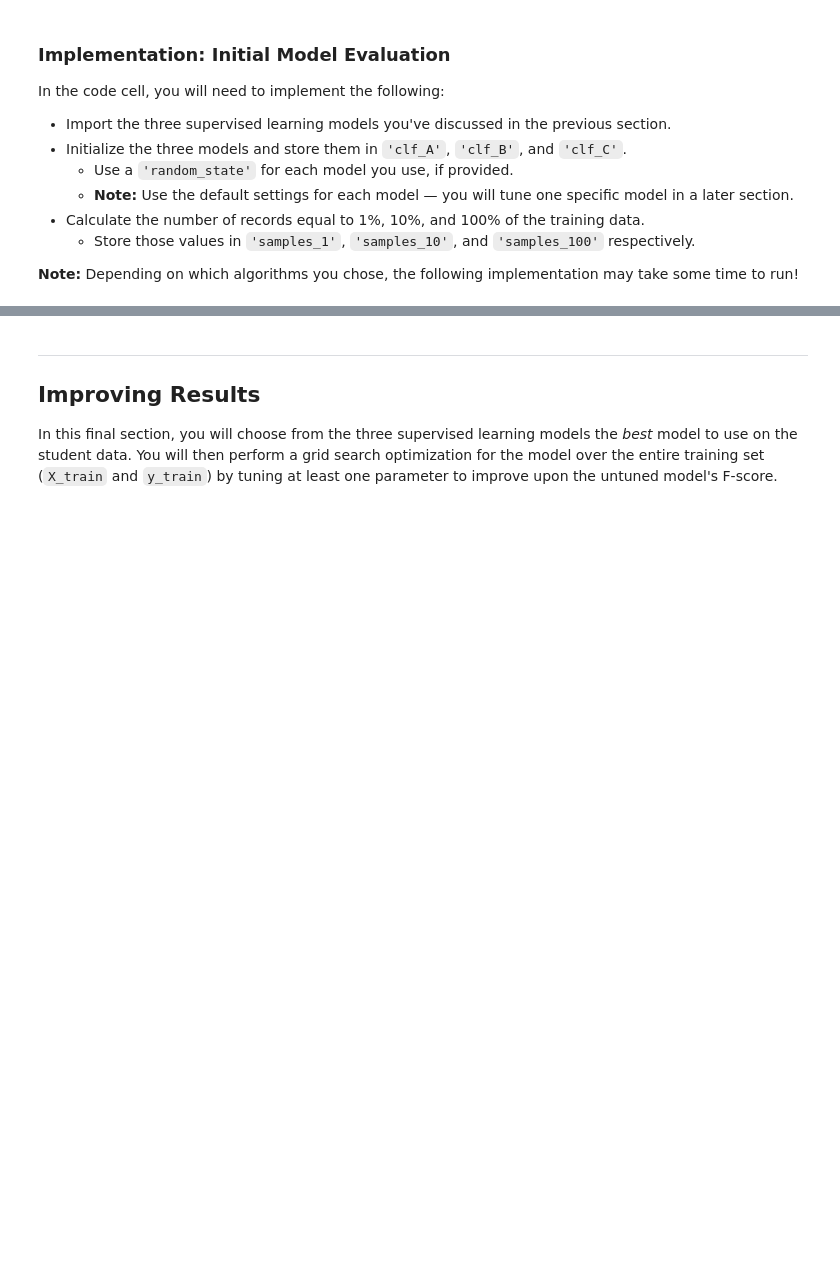
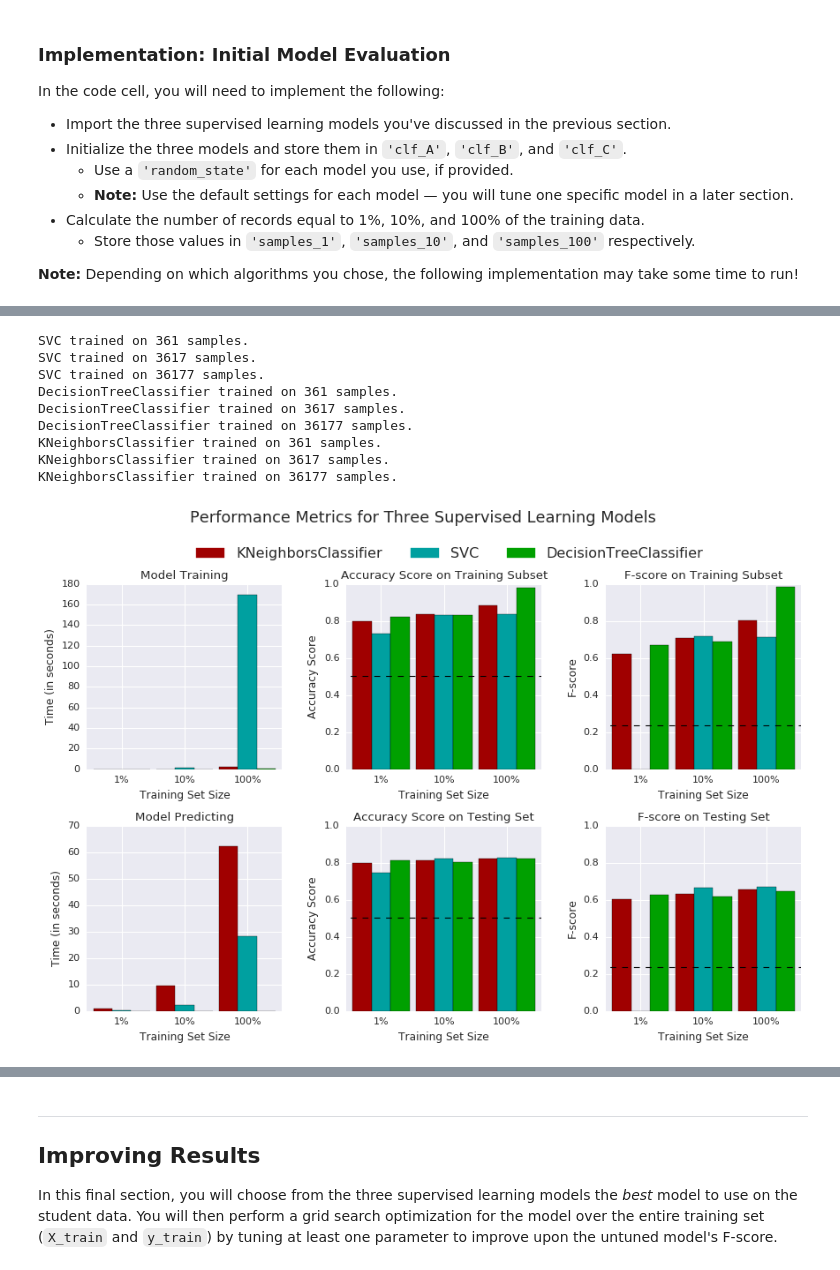
Before and after one commit to pcasaretto/finding_donors, a Jupyter notebook: finding_donors.ipynb, the cells around one changed output, grey strips where cells are left out. Drawn from its saved outputs; the diff is of its cells as text; code cells hidden in the pictures; blank space fills up the shorter version.

```diff
--- a/finding_donors.ipynb
+++ b/finding_donors.ipynb
@@ -402,6 +405,12 @@ In the code block below, you will need to implement the following:
    - Make sure that you set the `beta` parameter!
 # %%
 import random
+
+def accuracy_function(y_true, y_pred):
+  return metrics.accuracy_score(y_true, y_pred)
+
+def score_function(y_true, y_pred, beta=0.5):
+  return metrics.fbeta_score(y_true, y_pred, beta=beta)
 
 def train_predict(learner, sample_size, X_train, y_train, X_test, y_test):
     '''
@@ -436,16 +445,16 @@ def train_predict(learner, sample_size, X_train, y_train, X_test, y_test):
     results['pred_time'] = end - start
 
     # TODO: Compute accuracy on the first 300 training samples
-    results['acc_train'] = accuracy_function(predictions_train, y_train[:300])
+    results['acc_train'] = accuracy_function(y_train[:300], predictions_train)
 
     # TODO: Compute accuracy on test set
-    results['acc_test'] = accuracy_function(predictions_test, y_test)
+    results['acc_test'] = accuracy_function(y_test, predictions_test)
 
     # TODO: Compute F-score on the the first 300 training samples
-    results['f_train'] = score_function(predictions_train, y_train[:300])
+    results['f_train'] = score_function(y_train[:300], predictions_train)
 
     # TODO: Compute F-score on the test set
-    results['f_test'] = score_function(predictions_test, y_test)
+    results['f_test'] = score_function(y_test, predictions_test)
 
     # Success
     print "{} trained on {} samples.".format(learner.__class__.__name__, sample_size)
@@ -516,0 +518,19 @@ GaussianNB trained on 36177 samples.
+# %%
+# non linear
+classifiers = [
+  SVC(random_state=42),
+  DecisionTreeClassifier(random_state=42),
+  KNeighborsClassifier()
+]
+global_results.update(evaluate_classifiers(classifiers))
+# %% [output]
+SVC trained on 361 samples.
+SVC trained on 3617 samples.
+SVC trained on 36177 samples.
+DecisionTreeClassifier trained on 361 samples.
+DecisionTreeClassifier trained on 3617 samples.
+DecisionTreeClassifier trained on 36177 samples.
+KNeighborsClassifier trained on 361 samples.
+KNeighborsClassifier trained on 3617 samples.
+KNeighborsClassifier trained on 36177 samples.
+[figure, added]
```
Also changed, not shown: parts of 18 cells of this notebook, 5 other files.
